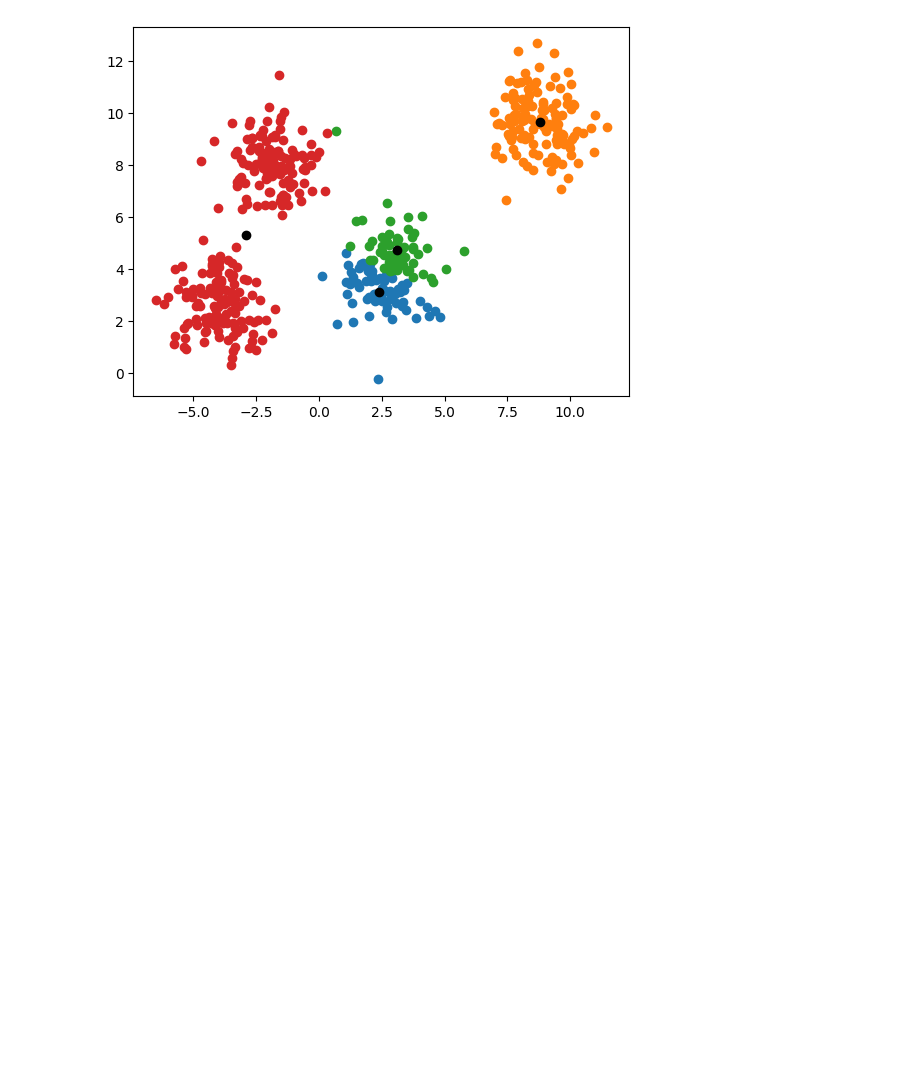
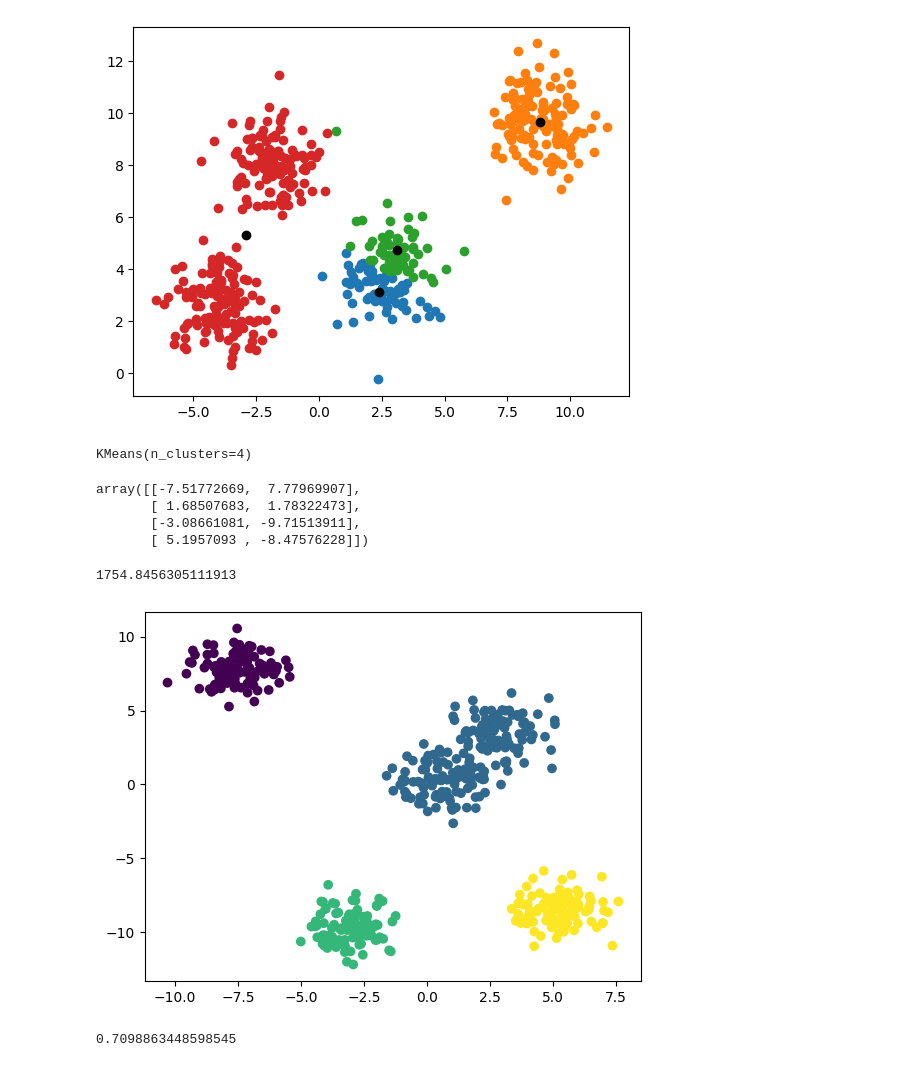
Before and after one commit to ShubhamSinghal12/ChitkaraAIML2024, a Jupyter notebook: G7/Kmeans/KmeansImple.ipynb, the cells around one changed output. Saved outputs shown, nothing was run; the diff lists cells and outputs as text; code cells hidden in the pictures; blank space fills up the shorter version.

Commit message:
KMeans

```diff
--- a/G7/Kmeans/KmeansImple.ipynb
+++ b/G7/Kmeans/KmeansImple.ipynb
@@ -79,0 +82,21 @@ plotClusters(clusters)
+# %%
+clf = KMeans(n_clusters=4)
+clf.fit(X)
+# %% [output]
+KMeans(n_clusters=4)
+# %%
+clf.cluster_centers_
+# %% [output]
+array([[-7.51772669,  7.77969907],
+       [ 1.68507683,  1.78322473],
+       [-3.08661081, -9.71513911],
+       [ 5.1957093 , -8.47576228]])
+# %%
+clf.inertia_
+# %% [output]
+1754.8456305111913
+# %%
+plt.scatter(X[:,0],X[:,1],c=clf.labels_)
+plt.show()
+# %% [output]
+[figure, added]
@@ -79,0 +105,4 @@ plotClusters(clusters)
+# %%
+silhouette_score(X,clf.predict(X))
+# %% [output]
+0.7098863448598545
```
Also changed, not shown: parts of 7 cells of this notebook, 2 other files.
